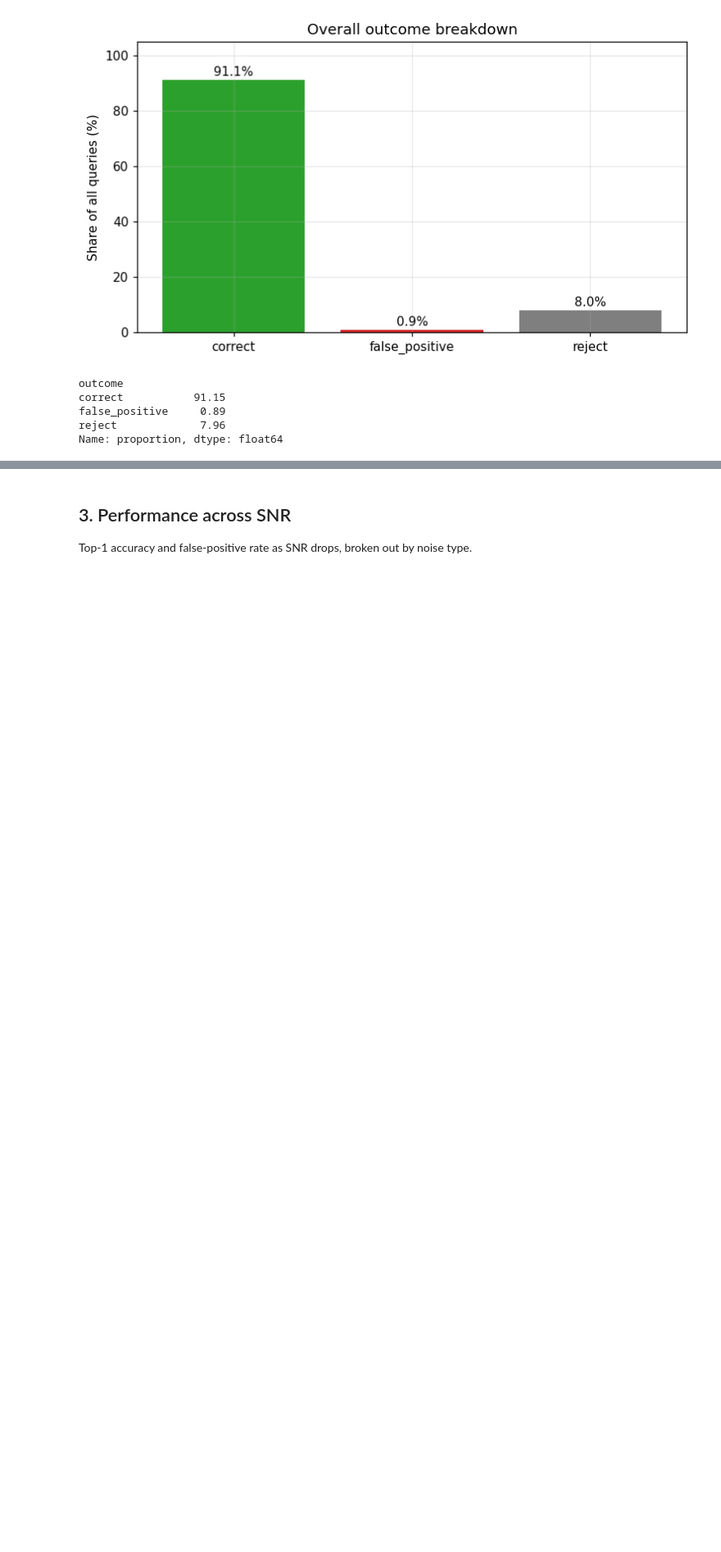
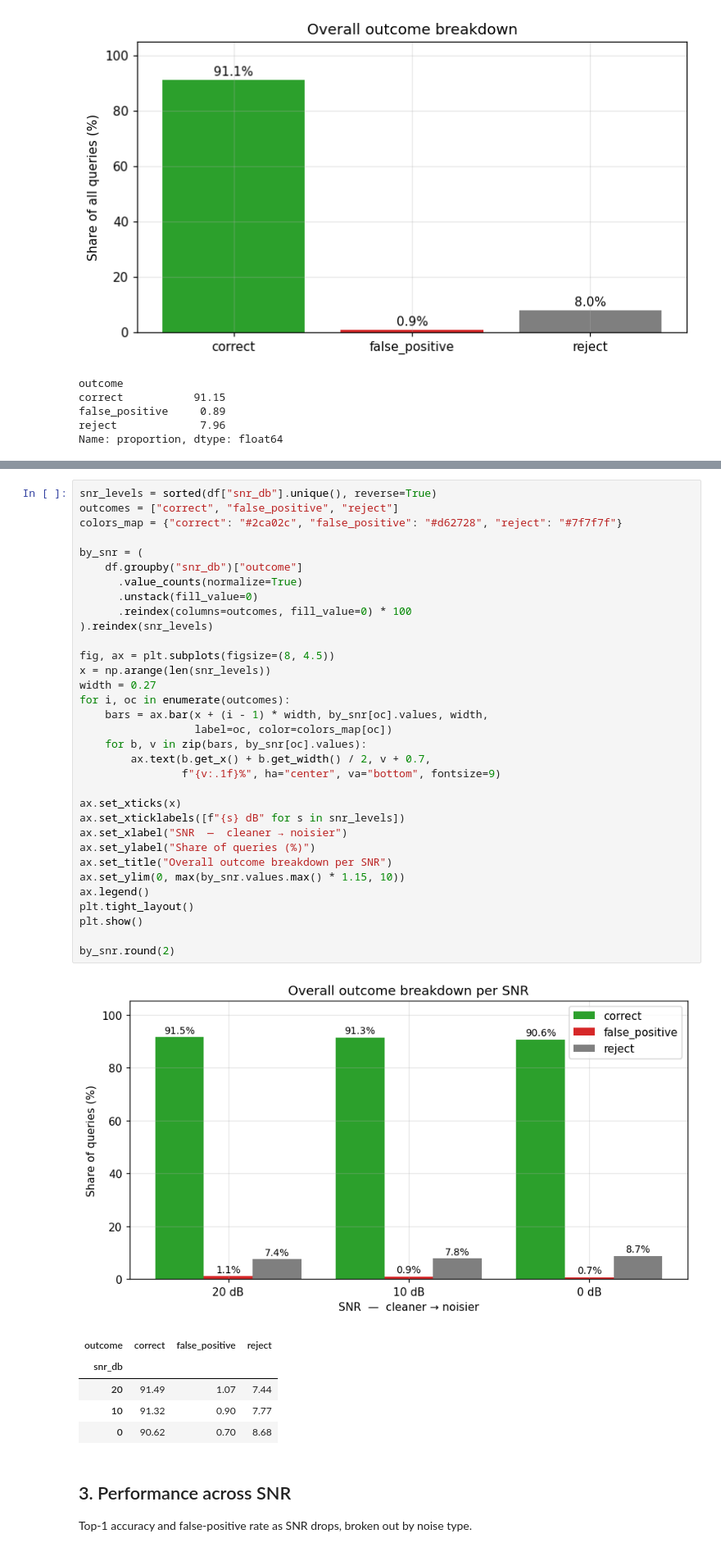
Before and after one commit to RobertTylman/DLFMFinalProject, a Jupyter notebook: Shazam/evaluation/analyze_results.ipynb, the cells around one changed output, grey strips where cells are left out. Shown at 82% size. Cells and saved outputs as stored; diff of their text form; blank space fills up the shorter version.

Commit message:
feat: add SNR outcome breakdown analysis to results notebook

```diff
--- a/Shazam/evaluation/analyze_results.ipynb
+++ b/Shazam/evaluation/analyze_results.ipynb
@@ -105,3 +108,43 @@ Name: proportion, dtype: float64
+# %%
+snr_levels = sorted(df["snr_db"].unique(), reverse=True)
+outcomes = ["correct", "false_positive", "reject"]
+colors_map = {"correct": "#2ca02c", "false_positive": "#d62728", "reject": "#7f7f7f"}
+
+by_snr = (
+    df.groupby("snr_db")["outcome"]
+      .value_counts(normalize=True)
+      .unstack(fill_value=0)
+      .reindex(columns=outcomes, fill_value=0) * 100
+).reindex(snr_levels)
+
+fig, ax = plt.subplots(figsize=(8, 4.5))
+x = np.arange(len(snr_levels))
+width = 0.27
+for i, oc in enumerate(outcomes):
+    bars = ax.bar(x + (i - 1) * width, by_snr[oc].values, width,
+                  label=oc, color=colors_map[oc])
+    for b, v in zip(bars, by_snr[oc].values):
+        ax.text(b.get_x() + b.get_width() / 2, v + 0.7,
+                f"{v:.1f}%", ha="center", va="bottom", fontsize=9)
+
+ax.set_xticks(x)
+ax.set_xticklabels([f"{s} dB" for s in snr_levels])
+ax.set_xlabel("SNR  —  cleaner → noisier")
+ax.set_ylabel("Share of queries (%)")
+ax.set_title("Overall outcome breakdown per SNR")
+ax.set_ylim(0, max(by_snr.values.max() * 1.15, 10))
+ax.legend()
+plt.tight_layout()
+plt.show()
+
+by_snr.round(2)
+# %% [output]
+[figure, added]
+| outcome | correct | false_positive | reject |
+| snr_db |  |  |  |
+| 20 | 91.49 | 1.07 | 7.44 |
+| 10 | 91.32 | 0.90 | 7.77 |
+| 0 | 90.62 | 0.70 | 8.68 |
 # %% [markdown]
 ## 3. Performance across SNR
 Top-1 accuracy and false-positive rate as SNR drops, broken out by noise type.
```
Also changed, not shown: parts of 1 cell of this notebook.
